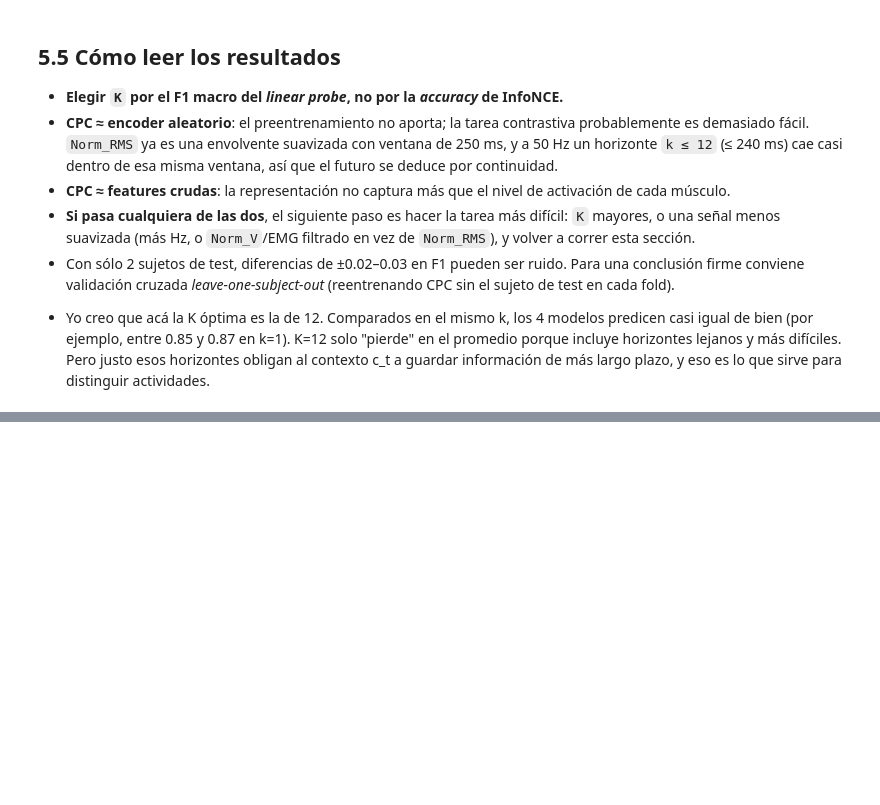
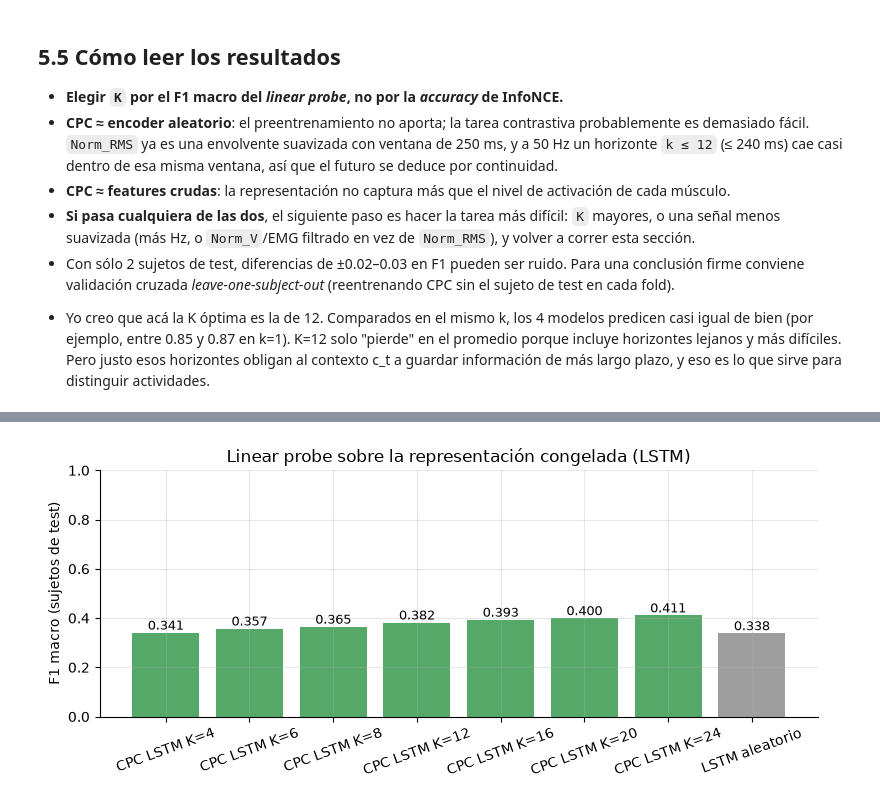
Before and after one commit to Paola-leon/human-activity-recognition, a Jupyter notebook: notebooks/01_Pipeline_CPC.ipynb, the cells around one changed output, grey strips where cells are left out. Saved outputs shown, nothing was run; the diff lists cells and outputs as text; code cells hidden in the pictures; blank space fills up the shorter version.

```diff
--- a/notebooks/01_Pipeline_CPC.ipynb
+++ b/notebooks/01_Pipeline_CPC.ipynb
@@ -1289,0 +1591,14 @@ fig.tight_layout()
+# %%
+torch.manual_seed(SEED)
+representations_lstm = {f"CPC LSTM K={K}": cpc_context(m) for K, m in lstm_models.items()}
+representations_lstm["LSTM aleatorio"] = cpc_context(
+    CPCModelAR(CPCConfigAR(n_channels=8, n_pred_steps=K_VALUES[0], ar_type="lstm")).to(DEVICE))
+
+probe_results_lstm = {}
+for name, feature_fn in representations_lstm.items():
+    t0 = time.time()
+    probe_results_lstm[name] = linear_probe(window_features(feature_fn))
+    print(f"{name:<18} F1 macro {probe_results_lstm[name]['F1 macro']:.3f}   ({time.time() - t0:.0f} s)")
+
+probe_df_lstm = pd.DataFrame(probe_results_lstm).T
+probe_df_lstm.round(3)
@@ -1289,0 +1623,11 @@ fig.tight_layout()
+# %%
+fig, ax = plt.subplots(figsize=(8, 3.6))
+colors = ["#55a868"] * len(lstm_models) + ["#9e9e9e"]
+bars = ax.bar(probe_df_lstm.index, probe_df_lstm["F1 macro"], color=colors)
+ax.bar_label(bars, fmt="%.3f", fontsize=9)
+ax.set(ylabel="F1 macro (sujetos de test)", title="Linear probe sobre la representación congelada (LSTM)",
+       ylim=(0, 1))
+ax.tick_params(axis="x", rotation=20)
+fig.tight_layout()
+# %% [output]
+[figure, added]
```
Also changed, not shown: parts of 38 cells of this notebook, 15 other files.
